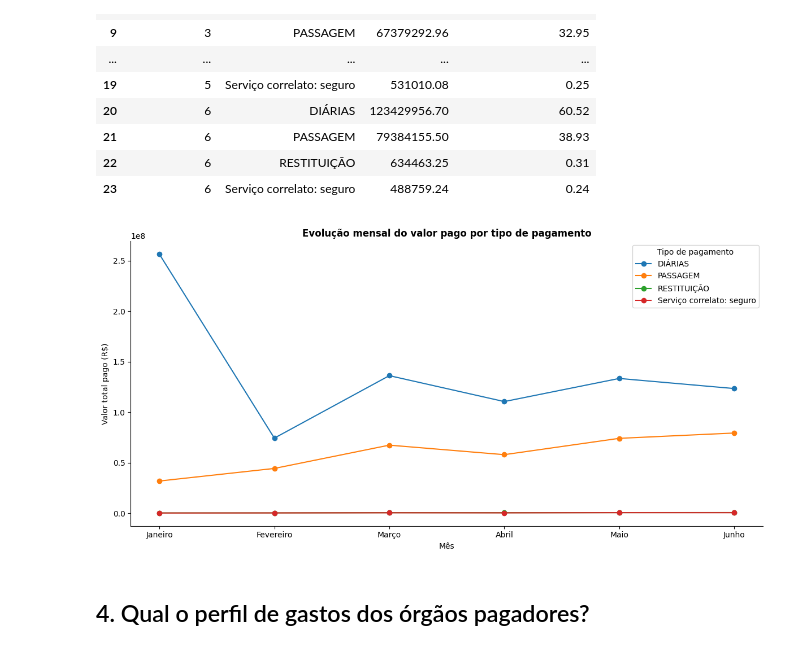
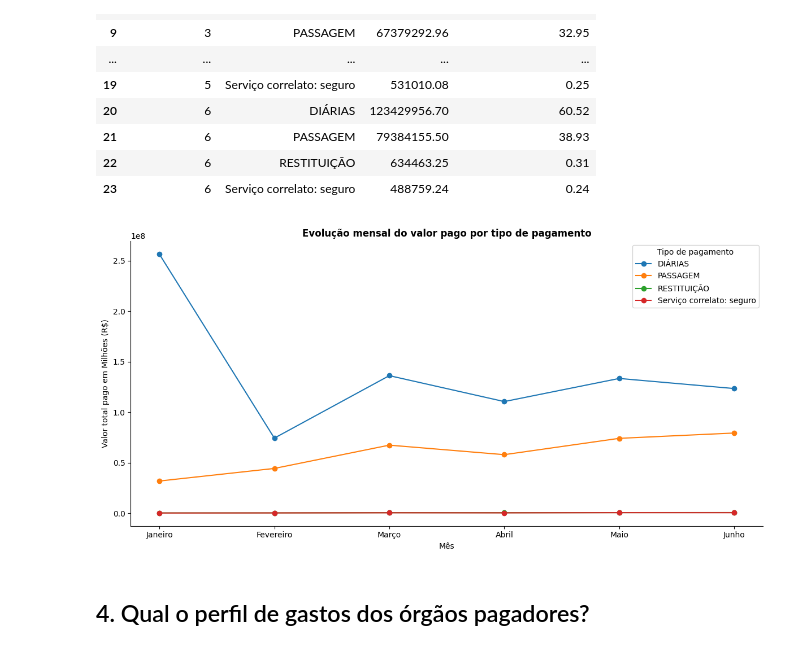
Before and after one commit to ruanguths/projeto-final-ruan-guths, a Jupyter notebook: scripts/3_analise.ipynb, the cells around one changed output. Cells and saved outputs as stored; diff of their text form; code cells hidden in the pictures.

```diff
--- a/scripts/3_analise.ipynb
+++ b/scripts/3_analise.ipynb
@@ -323,35 +323,35 @@ for tipo, dados in df_tipo_pagamento_porcen.groupby('tipo_pagamento'):
         dados['total_pago'],
         marker='o',
         label=tipo
     )
 
 plt.title(
     'Evolução mensal do valor pago por tipo de pagamento',
     fontweight='bold'
 )
 
 plt.xlabel('Mês')
-plt.ylabel('Valor total pago (R$)')
+plt.ylabel('Valor total pago em Milhões (R$)')
 
 # Mostra somente os 6 meses
 plt.xticks(
     range(1, 7),
     [meses[i] for i in range(1, 7)]
 )
 
 # Remove a grade
 plt.grid(False)
 
 # Remove as bordas superior e direita
 plt.gca().spines['top'].set_visible(False)
 plt.gca().spines['right'].set_visible(False)
 
 plt.legend(title='Tipo de pagamento')
 
 plt.tight_layout()
 plt.show()
 # %% [output]
-[figure, old version]
+[figure, new version]
 # %% [markdown]
 <h2>4. Qual o perfil de gastos dos órgãos pagadores?
 # %%
```
Also changed, not shown: 2 other files.
